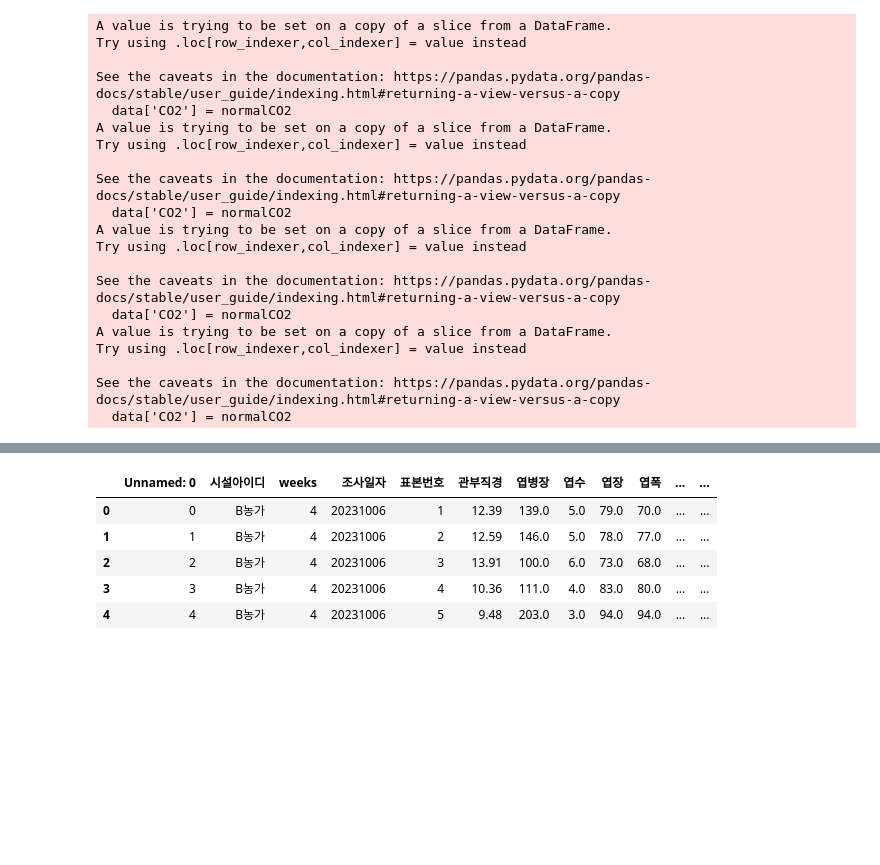
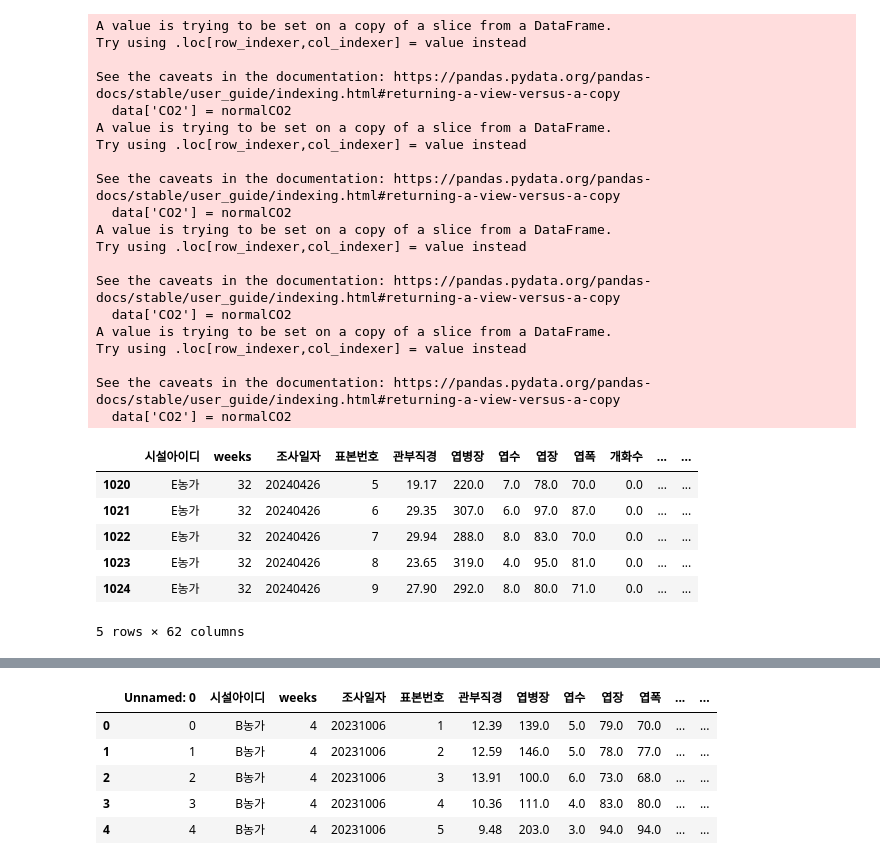
Before and after one commit to CodeArt-Team/MLcompetetion, a Jupyter notebook: BerryMachineLearning/00.inputData_jihwan_데이터 정제.ipynb, the cells around one changed output, grey strips where cells are left out. Saved outputs shown, nothing was run; the diff lists cells and outputs as text; code cells hidden in the pictures; blank space fills up the shorter version.

```diff
--- a/BerryMachineLearning/00.inputData_jihwan_데이터 정제.ipynb
+++ b/BerryMachineLearning/00.inputData_jihwan_데이터 정제.ipynb
@@ -202,3 +278,14 @@ Try using .loc[row_indexer,col_indexer] = value instead
 
 See the caveats in the documentation: https://pandas.pydata.org/pandas-docs/stable/user_guide/indexing.html#returning-a-view-versus-a-copy
   data['CO2'] = normalCO2
+# %%
+test = pd.read_csv("Data/ML_final.csv")
+test.tail()
+# %% [output]
+|  | 시설아이디 | weeks | 조사일자 | 표본번호 | 관부직경 | 엽병장 | 엽수 | 엽장 | 엽폭 | 개화수 | ... | ... |
+| 1020 | E농가 | 32 | 20240426 | 5 | 19.17 | 220.0 | 7.0 | 78.0 | 70.0 | 0.0 | ... | ... |
+| 1021 | E농가 | 32 | 20240426 | 6 | 29.35 | 307.0 | 6.0 | 97.0 | 87.0 | 0.0 | ... | ... |
+| 1022 | E농가 | 32 | 20240426 | 7 | 29.94 | 288.0 | 8.0 | 83.0 | 70.0 | 0.0 | ... | ... |
+| 1023 | E농가 | 32 | 20240426 | 8 | 23.65 | 319.0 | 4.0 | 95.0 | 81.0 | 0.0 | ... | ... |
+| 1024 | E농가 | 32 | 20240426 | 9 | 27.90 | 292.0 | 8.0 | 80.0 | 71.0 | 0.0 | ... | ... |
+5 rows × 62 columns
```
Also changed, not shown: parts of 10 cells of this notebook, 2 other files.
